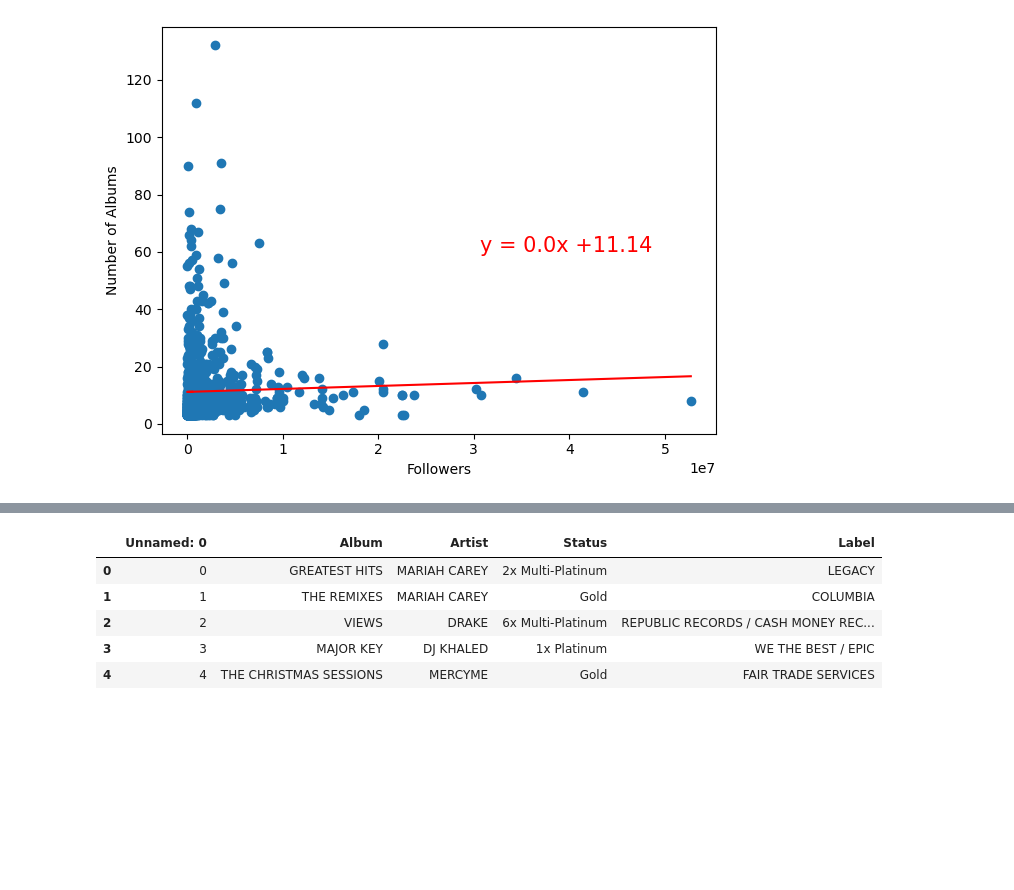
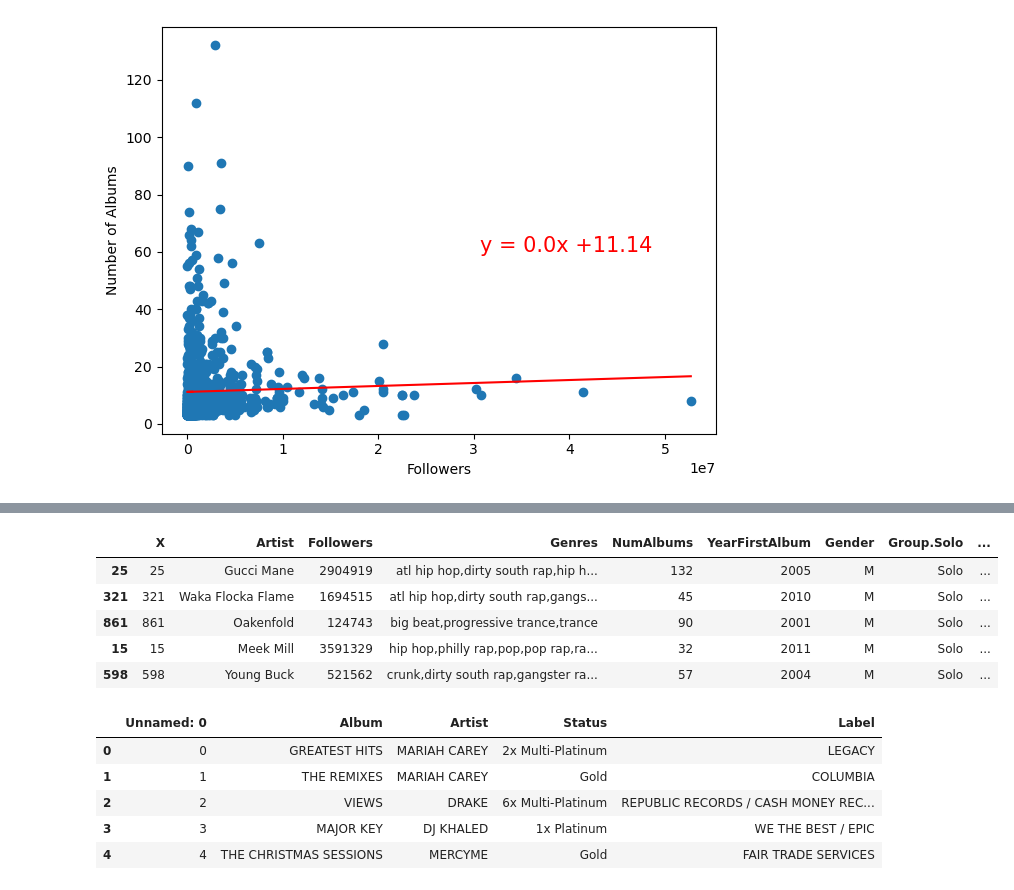
Before and after one commit to samipete/Project-1, a Jupyter notebook: RIAA analysis .ipynb, the cells around one changed output, grey strips where cells are left out. Cells and saved outputs as stored; diff of their text form; code cells hidden in the pictures; blank space fills up the shorter version.

```diff
--- a/RIAA analysis .ipynb
+++ b/RIAA analysis .ipynb
@@ -70,3 +89,15 @@ artists.head()
+# %%
+artists['Years Since First Album'] = 2019 - artists['YearFirstAlbum']
+artists['Albums Per Year'] = artists['NumAlbums']/artists['Years Since First Album']
+top_ten = artists.sort_values(by=['Albums Per Year'], ascending = False).head()
+top_ten
+# %% [output]
+|  | X | Artist | Followers | Genres | NumAlbums | YearFirstAlbum | Gender | Group.Solo | ... |
+| 25 | 25 | Gucci Mane | 2904919 | atl hip hop,dirty south rap,hip h... | 132 | 2005 | M | Solo | ... |
+| 321 | 321 | Waka Flocka Flame | 1694515 | atl hip hop,dirty south rap,gangs... | 45 | 2010 | M | Solo | ... |
+| 861 | 861 | Oakenfold | 124743 | big beat,progressive trance,trance | 90 | 2001 | M | Solo | ... |
+| 15 | 15 | Meek Mill | 3591329 | hip hop,philly rap,pop,pop rap,ra... | 32 | 2011 | M | Solo | ... |
+| 598 | 598 | Young Buck | 521562 | crunk,dirty south rap,gangster ra... | 57 | 2004 | M | Solo | ... |
 # %%
 #import RIAA certifications file
 file_2="Resources/riaaAlbumCerts_1999-2019.csv"
```
Also changed, not shown: parts of 14 cells of this notebook, 1 other file.
